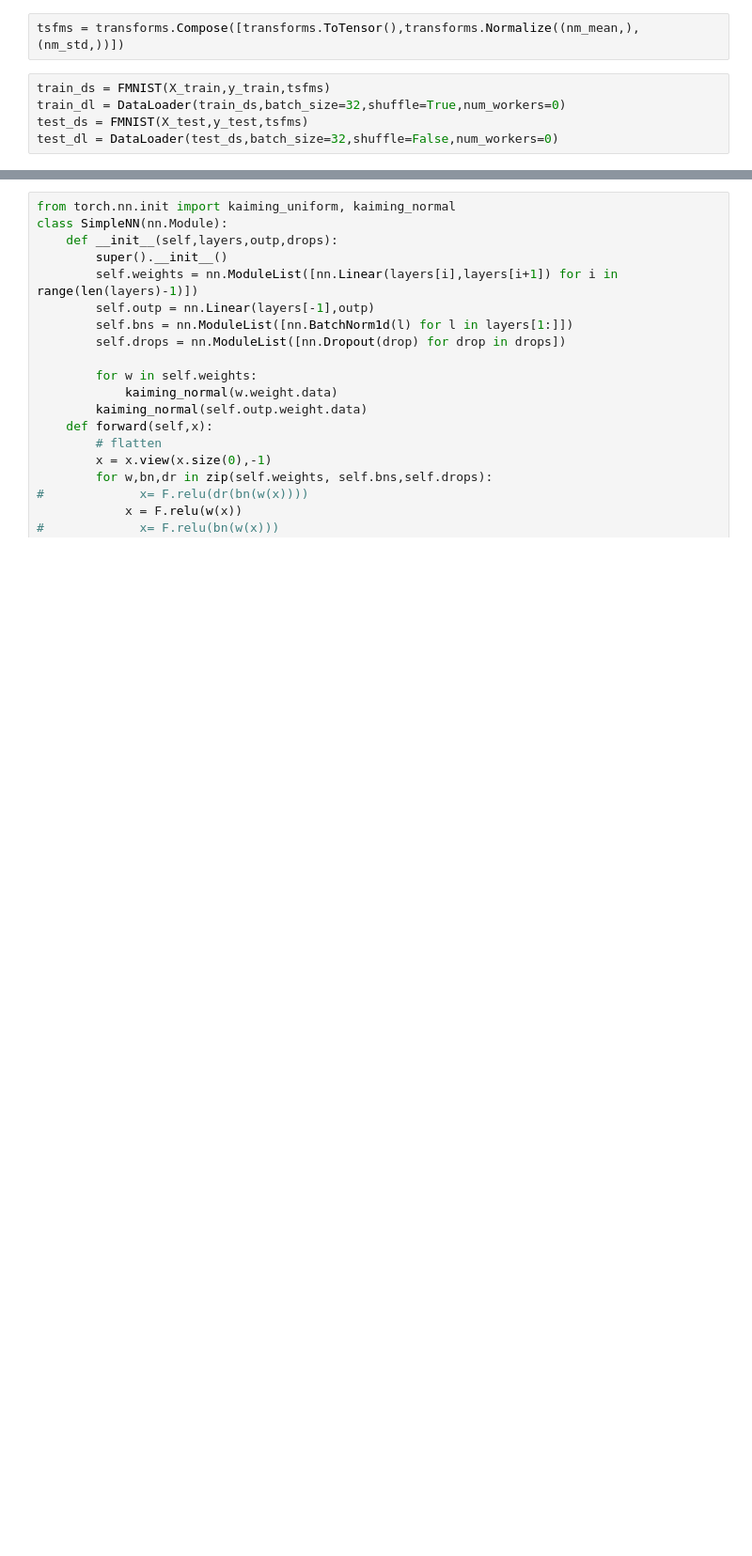
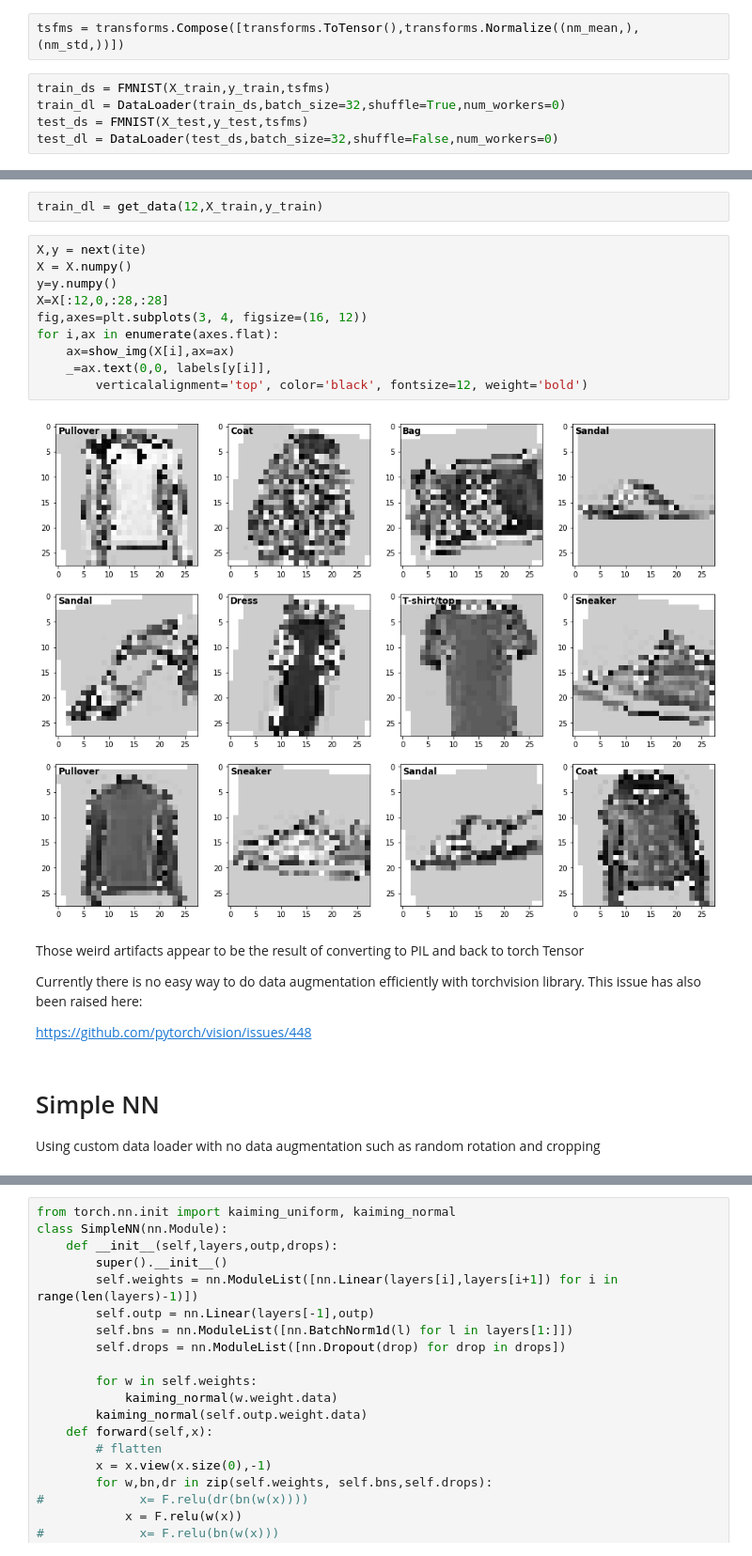
Before and after one commit to anhquan0412/basic_model_scratch, a Jupyter notebook: NN_pytorch.ipynb, the cells around one changed output, grey strips where cells are left out. Shown at 94% size. Cells and saved outputs as stored; diff of their text form; blank space fills up the shorter version.

```diff
--- a/NN_pytorch.ipynb
+++ b/NN_pytorch.ipynb
@@ -185,0 +269,24 @@ test_dl = DataLoader(test_ds,batch_size=32,shuffle=False,num_workers=0)
+# %%
+train_dl = get_data(12,X_train,y_train)
+# %%
+X,y = next(ite)
+X = X.numpy()
+y=y.numpy()
+X=X[:12,0,:28,:28]
+fig,axes=plt.subplots(3, 4, figsize=(16, 12))
+for i,ax in enumerate(axes.flat):
+    ax=show_img(X[i],ax=ax)
+    _=ax.text(0,0, labels[y[i]],
+        verticalalignment='top', color='black', fontsize=12, weight='bold')
+# %% [output]
+[figure, added]
+# %% [markdown]
+Those weird artifacts appear to be the result of converting to PIL and back to torch Tensor
+
+Currently there is no easy way to do data augmentation efficiently with torchvision library. This issue has also been raised here:
+
+https://github.com/pytorch/vision/issues/448
+# %% [markdown]
+# Simple NN
+
+Using custom data loader with no data augmentation such as random rotation and cropping
```
Also changed, not shown: parts of 24 cells of this notebook, 1 other file.
